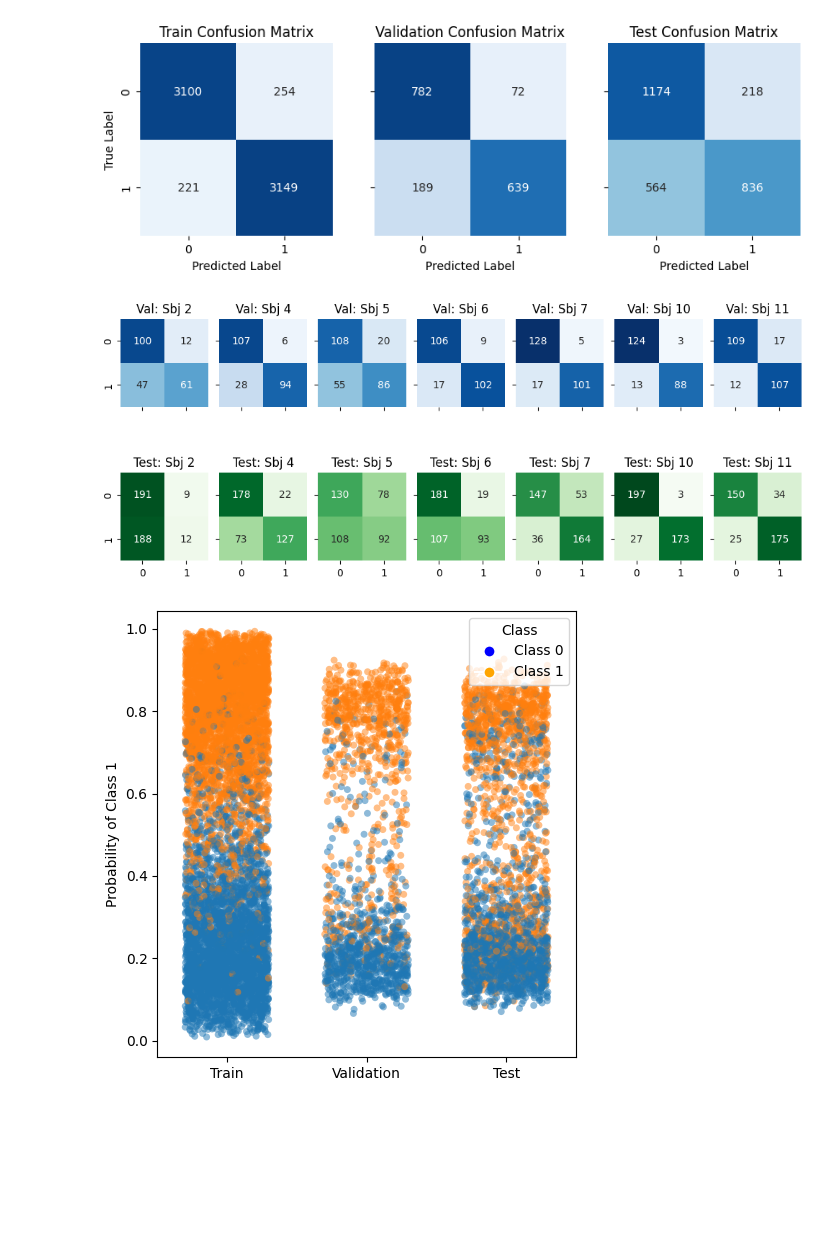
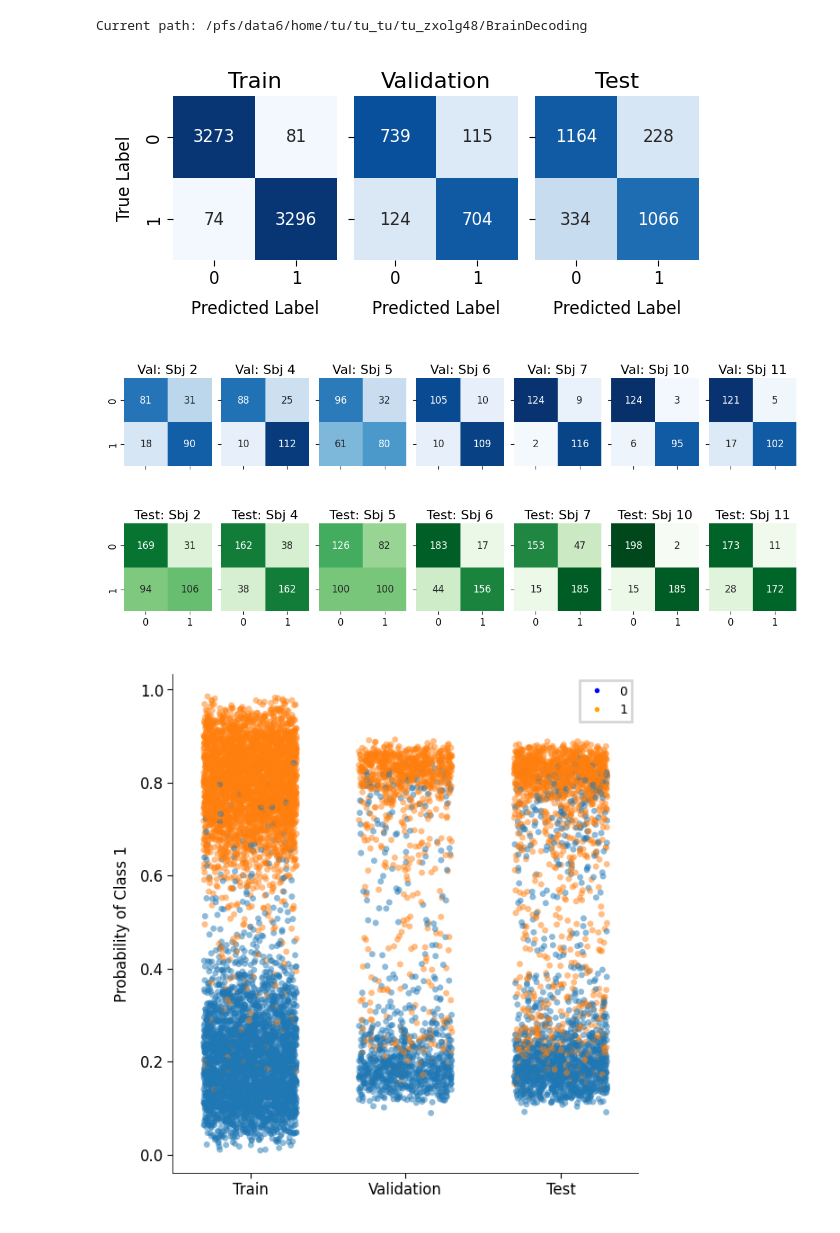
Before and after one commit to GustavKS/BrainDecoding, a Jupyter notebook: notebooks/plots.ipynb, the cells around one changed output. Drawn from its saved outputs; the diff is of its cells as text; code cells hidden in the pictures; blank space fills up the shorter version.

Commit message:
compare plot

```diff
--- a/notebooks/plots.ipynb
+++ b/notebooks/plots.ipynb
@@ -5,3 +5,11 @@ import torch
 import seaborn as sns
 import os
 from sklearn.metrics import confusion_matrix
+
+print("Current path:", os.getcwd())
+if os.getcwd().endswith("notebooks"):
+    os.chdir("..")
+
+plt.style.use('./notebooks/tutorial_style.txt')
+# %% [output]
+Current path: /pfs/data6/home/tu/tu_tu/tu_zxolg48/BrainDecoding
@@ -10,3 +16,5 @@ experiment_dir = r"C:\Users\gschmidt\BrainDecoding\outputs\exp_7_sbj_layer_chann
+# %%
+experiment_dir = r"outputs/exp_7sbjs_drop0.2_20250408"
 # %%
 train_raw = torch.load(os.path.join(experiment_dir, "train_outputs.pt"))
 val_raw = torch.load(os.path.join(experiment_dir, "val_outputs.pt"))
@@ -15,46 +23,45 @@ test_raw = torch.load(os.path.join(experiment_dir, "test_outputs.pt"))
 train_outputs, train_labels = train_raw["outputs"], train_raw["labels"]
 train_pred_label = torch.argmax(train_outputs, dim=1)
 outputs, labels, subjects = val_raw["outputs"], val_raw["labels"], val_raw["subjects"]
 pred_label = torch.argmax(outputs, dim=1)
 test_outputs, test_labels, test_subjects = test_raw["outputs"], test_raw["labels"], test_raw["subjects"]
 test_pred_label = torch.argmax(test_outputs, dim=1)
 
 cm_matrix_train = confusion_matrix(train_labels.cpu(), train_pred_label.cpu(), labels=[0, 1])
 cm_matrix_val = confusion_matrix(labels.cpu(), pred_label.cpu(), labels=[0, 1])
 cm_matrix_test = confusion_matrix(test_labels.cpu(), test_pred_label.cpu(), labels=[0, 1])
 
-fig, ax = plt.subplots(1, 3, figsize=(9, 3), sharey=True)
+fig, ax = plt.subplots(1, 3, figsize=(3, 2), sharey=True)
 
 sns.heatmap(cm_matrix_train, annot=True, fmt='d', cmap='Blues', ax=ax[0], square=True, cbar=False, vmin=0, vmax=len(train_labels)/2)
-ax[0].set_title("Train Confusion Matrix")
+ax[0].set_title("Train")
 ax[0].set_xlabel("Predicted Label")
 ax[0].set_ylabel("True Label")
 ax[0].set_xticklabels([0, 1])
 ax[0].set_yticklabels([0, 1])
 
 sns.heatmap(cm_matrix_val, annot=True, fmt='d', cmap='Blues', ax=ax[1], square=True, cbar=False, vmin=0, vmax=len(labels)/2)
-ax[1].set_title("Validation Confusion Matrix")
+ax[1].set_title("Validation")
 ax[1].set_xlabel("Predicted Label")
 ax[1].set_xticklabels([0, 1])
 ax[1].set_yticklabels([0, 1])
 
 sns.heatmap(cm_matrix_test, annot=True, fmt='d', cmap='Blues', ax=ax[2], square=True, cbar=False, vmin=0, vmax=len(test_labels)/2)
-ax[2].set_title("Test Confusion Matrix")
+ax[2].set_title("Test")
 ax[2].set_xlabel("Predicted Label")
 ax[2].set_xticklabels([0, 1])
 ax[2].set_yticklabels([0, 1])
 
-plt.tight_layout()
 plt.show()
 # %% [output]
-[figure, old version]
+[figure, new version]
 # %%
 unique_subjects = torch.unique(subjects)
 
 n_subjects = len(unique_subjects)
 
 
-fig, axs = plt.subplots(2, n_subjects, figsize=(10, 5), sharex=True, sharey=True)
+fig, axs = plt.subplots(2, n_subjects, figsize=(6, 2.5), sharex=True, sharey=True)
 for idx, subject in enumerate(unique_subjects):
     subject_mask = (subjects == subject)
 
@@ -79,26 +86,24 @@ for idx, subject in enumerate(unique_subjects):
     axs[1, idx].set_xticklabels([0, 1])
     axs[1, idx].set_yticklabels([0, 1])
 
-plt.tight_layout()
 plt.show()
 # %% [output]
-[figure, old version]
+[figure, new version]
 # %%
 probs = torch.sigmoid(outputs)[:, 1]
 probs_train = torch.sigmoid(train_outputs)[:, 1]
 probs_test = torch.sigmoid(test_outputs)[:, 1]
-fig, ax = plt.subplots(figsize=(5, 5))
+fig, ax = plt.subplots(figsize=(3, 3))
 sns.stripplot(x=0, y=probs_train.detach(), hue=train_labels, ax=ax, alpha=0.5, jitter=0.3)
 sns.stripplot(x=1, y=probs, hue=labels, ax=ax, alpha=0.5, jitter=0.3)
 sns.stripplot(x=2, y=probs_test.detach(), hue=test_labels, ax=ax, alpha=0.5, jitter=0.3)
 ax.set_xticks([0, 1, 2], ["Train", "Validation", "Test"])
 ax.set_ylabel("Probability of Class 1")
 handles = [
-    plt.Line2D([0], [0], marker='o', color='w', label='Class 0', markerfacecolor='blue', markersize=8),
-    plt.Line2D([0], [0], marker='o', color='w', label='Class 1', markerfacecolor='orange', markersize=8)
+    plt.Line2D([0], [0], marker='o', color='w', label='0', markerfacecolor='blue', markersize=3),
+    plt.Line2D([0], [0], marker='o', color='w', label='1', markerfacecolor='orange', markersize=3)
 ]
-ax.legend(handles=handles, title="Class", loc='upper right')
-plt.tight_layout()
+ax.legend(handles=handles, loc='upper right')
 plt.show()
 # %% [output]
-[figure, old version]
+[figure, new version]
```
Also changed, not shown: parts of 1 cell of this notebook, 5 other files.
